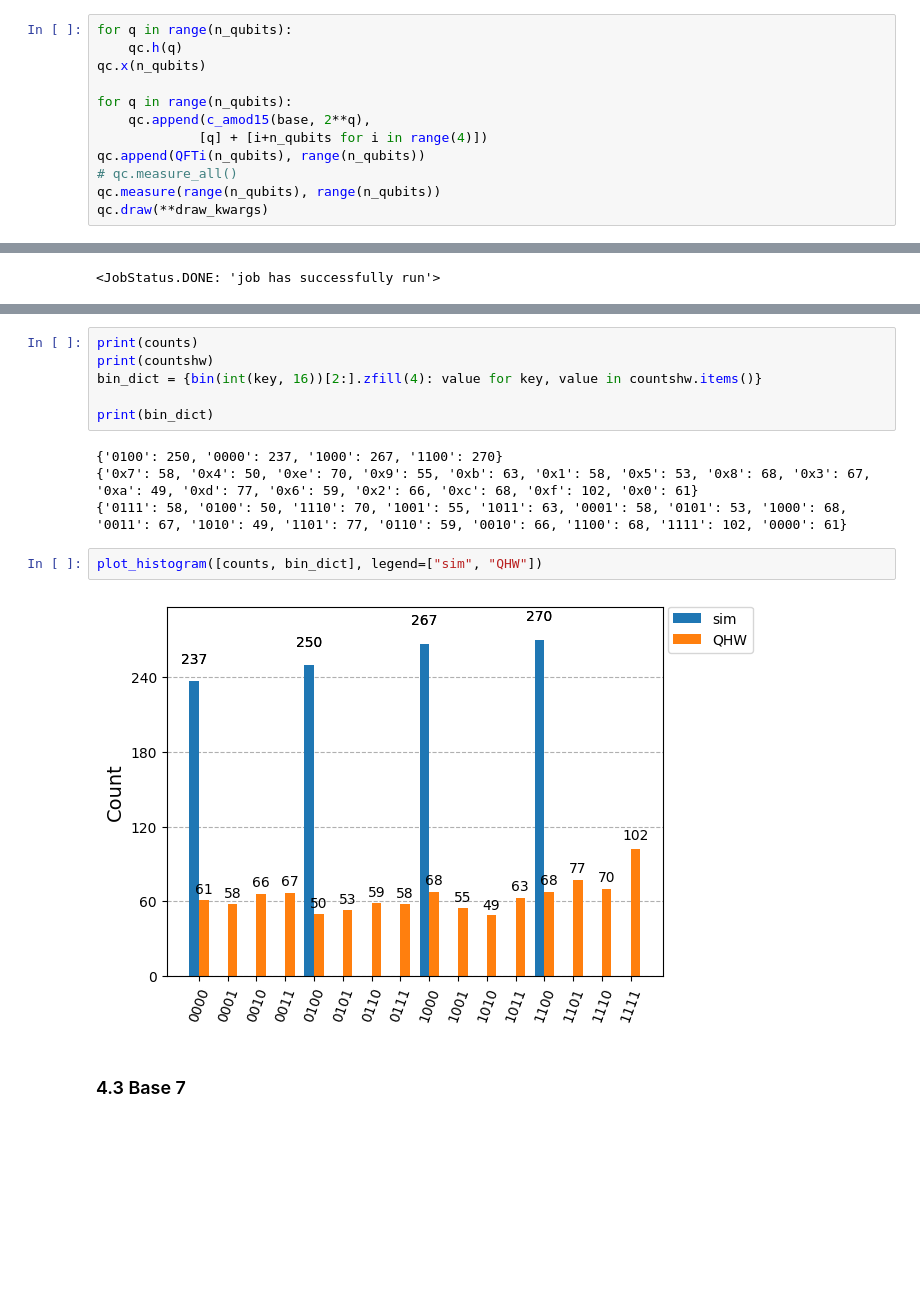
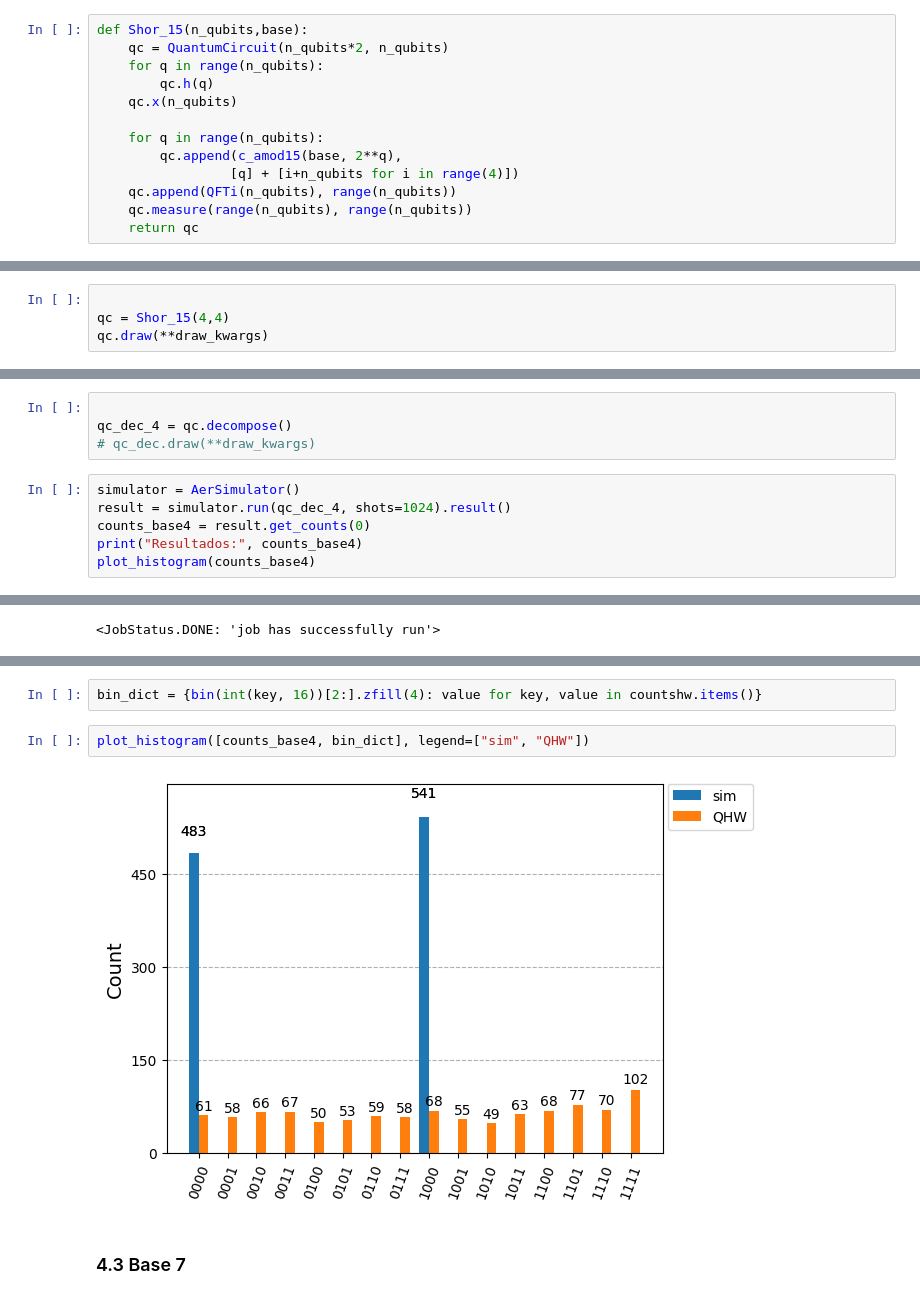
Before and after one commit to AlbertoJOR/tutorialQiskit, a Jupyter notebook: tutorial.ipynb, the cells around one changed output, grey strips where cells are left out. Saved outputs shown, nothing was run; the diff lists cells and outputs as text; blank space fills up the shorter version.

```diff
--- a/tutorial.ipynb
+++ b/tutorial.ipynb
@@ -320,12 +227,13 @@ qc = QuantumCircuit(n_qubits+4, n_qubits)
 # %%
-for q in range(n_qubits):
-    qc.h(q)
-qc.x(n_qubits)
+def Shor_15(n_qubits,base):
+    qc = QuantumCircuit(n_qubits*2, n_qubits)
+    for q in range(n_qubits):
+        qc.h(q)
+    qc.x(n_qubits)
 
-for q in range(n_qubits):
-    qc.append(c_amod15(base, 2**q),
-             [q] + [i+n_qubits for i in range(4)])
-qc.append(QFTi(n_qubits), range(n_qubits))
-# qc.measure_all()
-qc.measure(range(n_qubits), range(n_qubits))
-qc.draw(**draw_kwargs)
+    for q in range(n_qubits):
+        qc.append(c_amod15(base, 2**q),
+                 [q] + [i+n_qubits for i in range(4)])
+    qc.append(QFTi(n_qubits), range(n_qubits))
+    qc.measure(range(n_qubits), range(n_qubits))
+    return qc
@@ -370,0 +288,4 @@ factor:  3
+# %%
+
+qc = Shor_15(4,4)
+qc.draw(**draw_kwargs)
@@ -370,0 +294,10 @@ factor:  3
+# %%
+
+qc_dec_4 = qc.decompose()
+# qc_dec.draw(**draw_kwargs)
+# %%
+simulator = AerSimulator()
+result = simulator.run(qc_dec_4, shots=1024).result()
+counts_base4 = result.get_counts(0)
+print("Resultados:", counts_base4)
+plot_histogram(counts_base4)
@@ -422,17 +368,9 @@ plot_histogram([counts, countshw])
 # %%
-print(counts)
-print(countshw)
 bin_dict = {bin(int(key, 16))[2:].zfill(4): value for key, value in countshw.items()}
-
-print(bin_dict)
-# %% [output]
-{'0100': 250, '0000': 237, '1000': 267, '1100': 270}
-{'0x7': 58, '0x4': 50, '0xe': 70, '0x9': 55, '0xb': 63, '0x1': 58, '0x5': 53, '0x8': 68, '0x3': 67, '0xa': 49, '0xd': 77, '0x6': 59, '0x2': 66, '0xc': 68, '0xf': 102, '0x0': 61}
-{'0111': 58, '0100': 50, '1110': 70, '1001': 55, '1011': 63, '0001': 58, '0101': 53, '1000': 68, '0011': 67, '1010': 49, '1101': 77, '0110': 59, '0010': 66, '1100': 68, '1111': 102, '0000': 61}
 # %%
-plot_histogram([counts, bin_dict], legend=["sim", "QHW"])
+plot_histogram([counts_base4, bin_dict], legend=["sim", "QHW"])
 # %% [output]
-[figure, old version]
+[figure, new version]
 # %% [markdown]
 ### 4.3 Base 7
 # %% [markdown]
```
Also changed, not shown: parts of 46 cells of this notebook.
